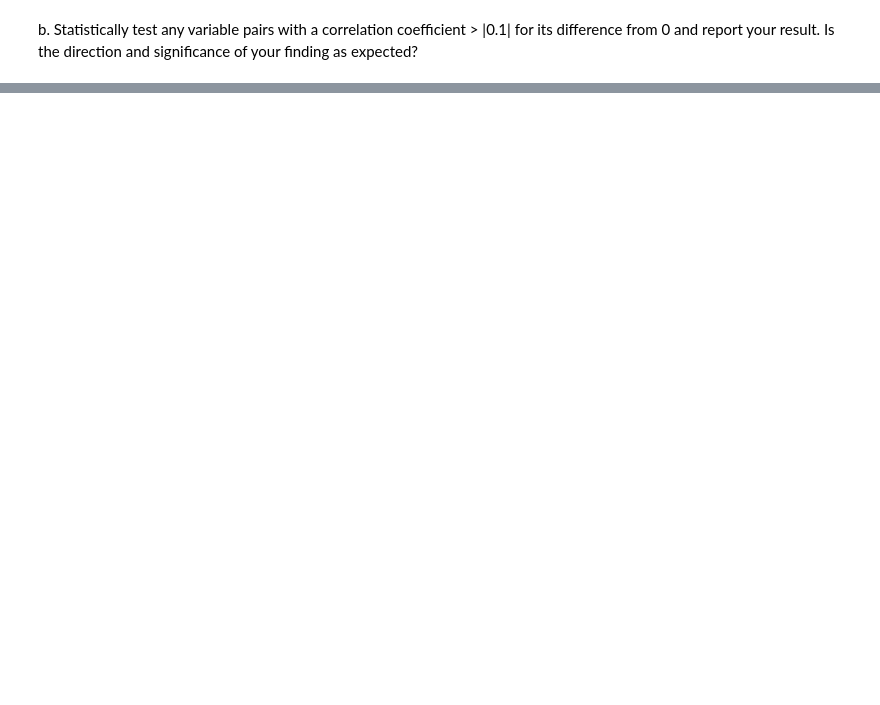
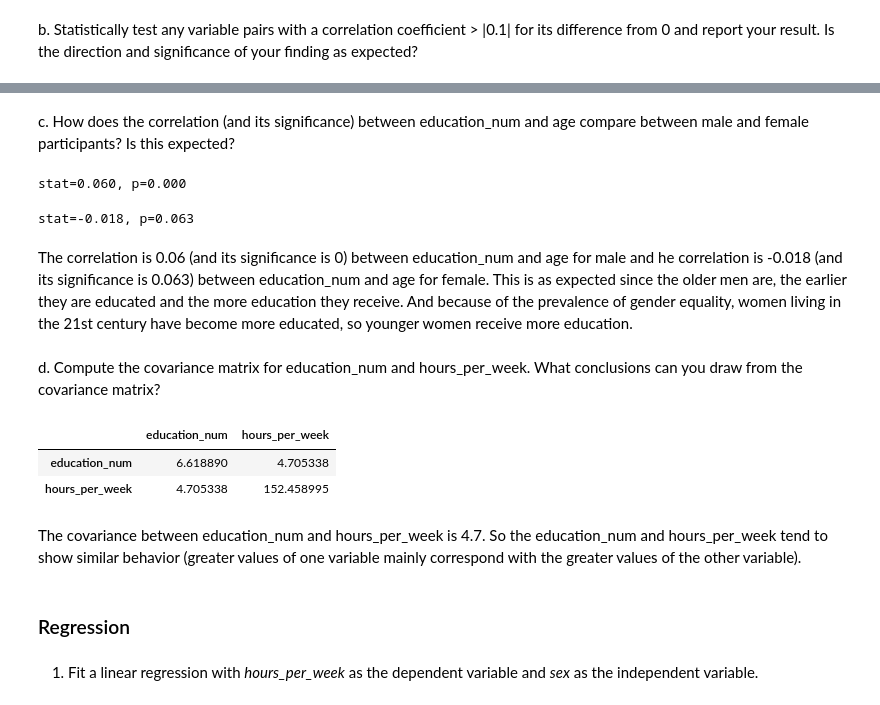
Before and after one commit to Runshi-Yang/JSC270-Assignment2, a Jupyter notebook: JSC270_Assignment2.ipynb, the cells around one changed output, grey strips where cells are left out. Saved outputs shown, nothing was run; the diff lists cells and outputs as text; code cells hidden in the pictures; blank space fills up the shorter version.

```diff
--- a/JSC270_Assignment2.ipynb
+++ b/JSC270_Assignment2.ipynb
@@ -350,0 +372,32 @@ b. Statistically test any variable pairs with a correlation coefficient > |0.1|
+# %% [markdown]
+c. How does the correlation (and its significance) between education_num and age compare between male and female participants? Is this expected?
+# %%
+male_income = income94.loc[income94['sex'] == ' Male']
+# Pearson correlation test
+stat, p = stats.pearsonr(male_income['education_num'], male_income['age'])
+print('stat=%.3f, p=%.3f' % (stat, p))
+# %% [output]
+stat=0.060, p=0.000
+# %%
+female_income = income94.loc[income94['sex'] == ' Female']
+# Pearson correlation test
+stat, p = stats.pearsonr(female_income['education_num'], female_income['age'])
+print('stat=%.3f, p=%.3f' % (stat, p))
+# %% [output]
+stat=-0.018, p=0.063
+# %% [markdown]
+The correlation is 0.06 (and its significance is 0) between education_num and age for male and he correlation is -0.018 (and its significance is 0.063) between education_num and age for female. This is as expected since the older men are, the earlier they are educated and the more education they receive. And because of the prevalence of gender equality, women living in the 21st century have become more educated, so younger women receive more education.
+# %% [markdown]
+d. Compute the covariance matrix for education_num and hours_per_week. What conclusions can you draw from the covariance matrix?
+# %%
+income94[['education_num', 'hours_per_week']].cov()
+# %% [output]
+|  | education_num | hours_per_week |
+| education_num | 6.618890 | 4.705338 |
+| hours_per_week | 4.705338 | 152.458995 |
+# %% [markdown]
+The covariance between education_num and hours_per_week is 4.7. So the education_num and hours_per_week tend to show similar behavior (greater values of one variable mainly correspond with the greater values of the other variable).
+# %% [markdown]
+### Regression
+# %% [markdown]
+1. Fit a linear regression with *hours_per_week* as the dependent variable and *sex* as the independent variable.
```
Also changed, not shown: parts of 35 cells of this notebook.
